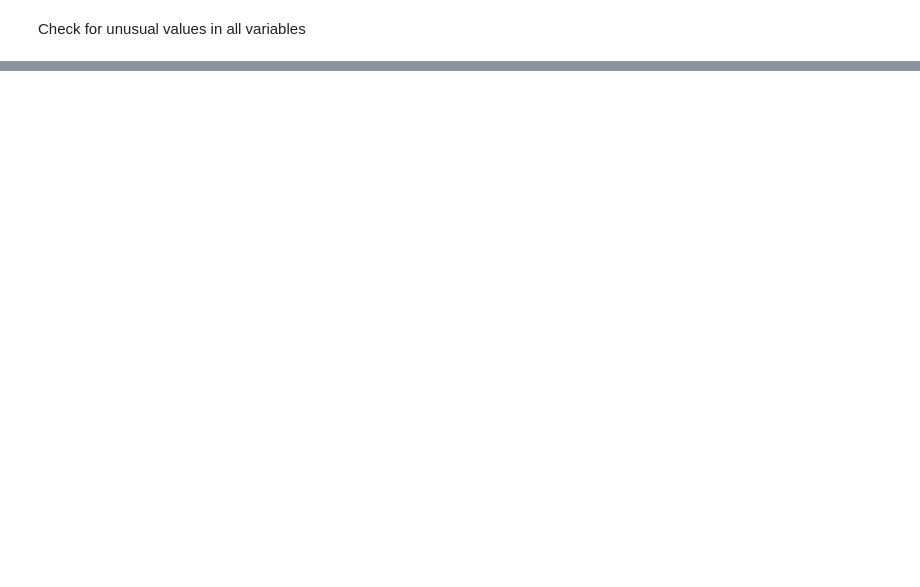
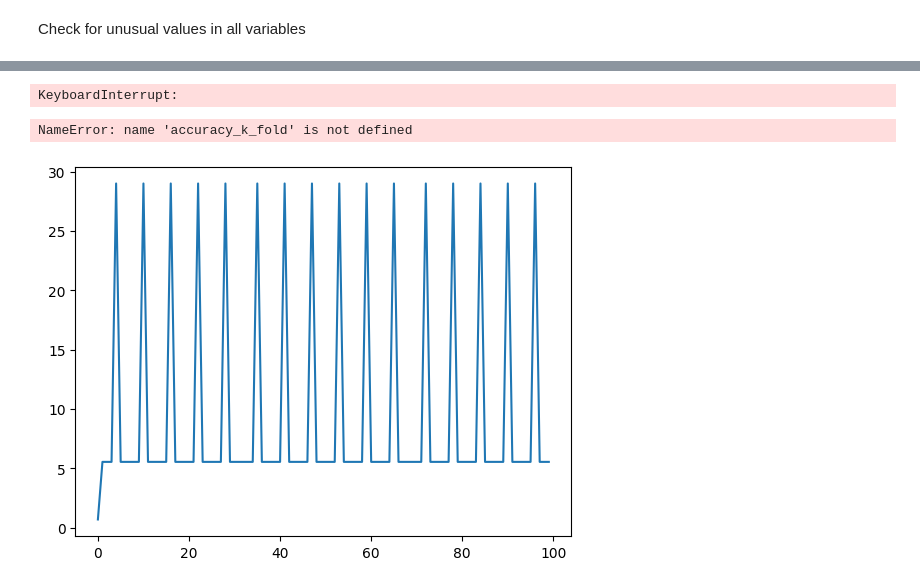
Before and after one commit to CP322-Machine-Learning-Group/Mini-Project-1, a Jupyter notebook: 322 a1t1.ipynb, the cells around one changed output, grey strips where cells are left out. Saved outputs shown, nothing was run; the diff lists cells and outputs as text; code cells hidden in the pictures; blank space fills up the shorter version.

```diff
--- a/322 a1t1.ipynb
+++ b/322 a1t1.ipynb
@@ -50,0 +26,7 @@ y_cleaned = y_cleaned.drop_duplicates(ignore_index=False)
+# %%
+#print(X)
+X=pd.DataFrame(X)
+drop=['workclass','education','marital-status','occupation','relationship','race','sex','native-country']
+index=[1,3,5,6,7,8,9,13]
+X=X.drop(columns=drop)
+print(X)
@@ -75,2 +66,0 @@ X_cleaned = X_cleaned[X_cleaned['native-country'] != '?']
-# %%
-X=X_cleaned
@@ -145,8 +138,13 @@ TypeError: can't multiply sequence by non-int of type 'float'
 knn = KNN(k=4)
 accuracy_k_fold = KNN.k_fold_cross_validation(knn, X, y, k=5)
 print("5-Fold Cross-Validation Accuracy:", accuracy_k_fold)
+# %% [output]
+KeyboardInterrupt:
 # %%
 plt.figure()
-#plt.plot(losses)
-plt.plot(accuracy_k_fold)
+plt.plot(losses)
+#plt.plot(accuracy_k_fold)
 plt.grid()
+# %% [output]
+NameError: name 'accuracy_k_fold' is not defined
+[figure, added]
```
Also changed, not shown: parts of 15 cells of this notebook.
